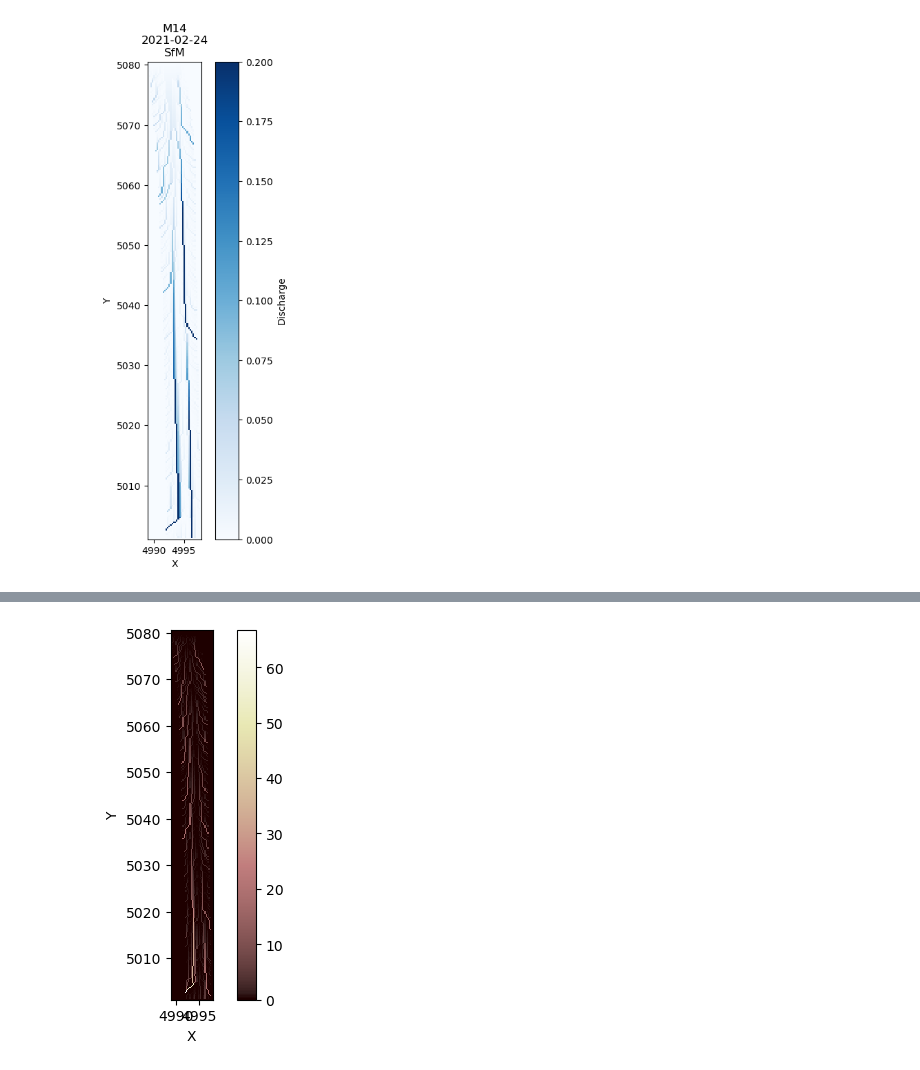
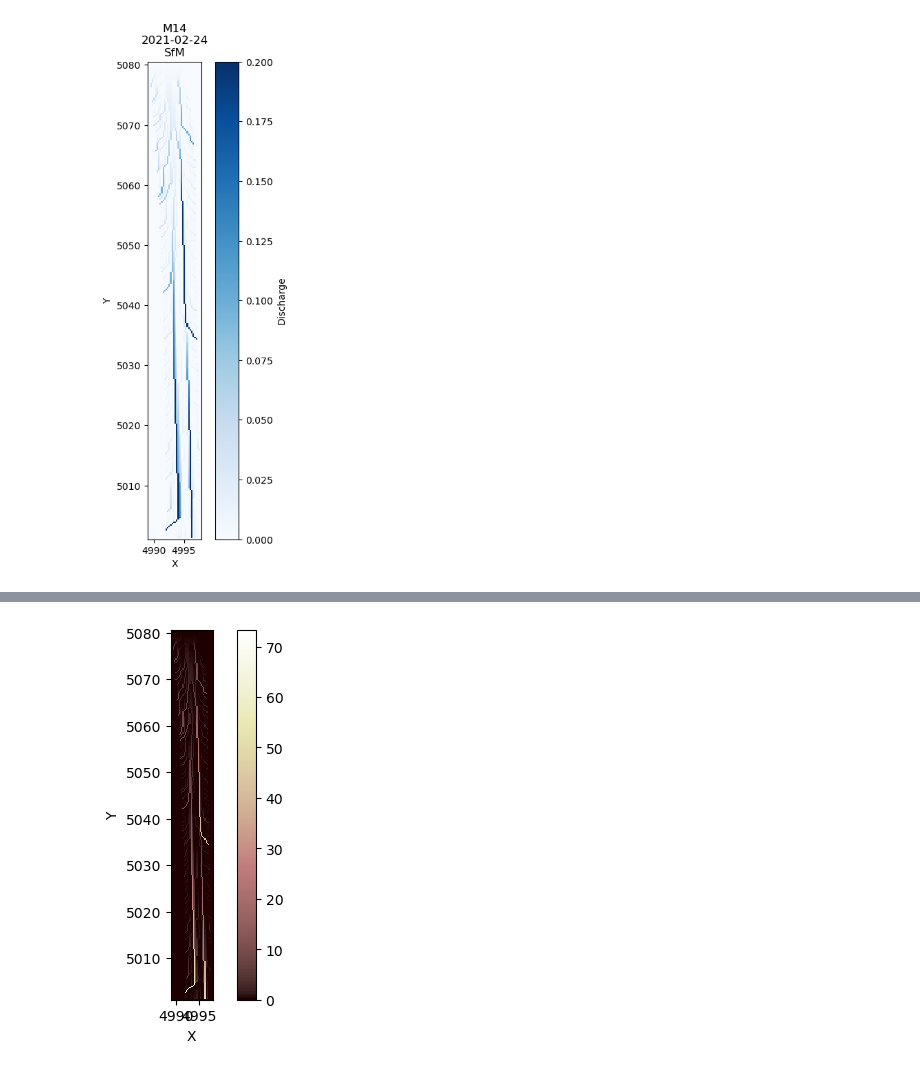
Before and after one commit to amanaster2/ll_micro, a Jupyter notebook: flowAccumulation.ipynb, the cells around one changed output, grey strips where cells are left out. Drawn from its saved outputs; the diff is of its cells as text; code cells hidden in the pictures.

```diff
--- a/flowAccumulation.ipynb
+++ b/flowAccumulation.ipynb
@@ -197,5 +177,5 @@ array([  6.25000000e-02,   1.00000000e+00,   1.87500000e-01,
 # %%
-mg_m14_20201203_lidar.imshow(mg_m14_20201203_lidar.at_node['drainage_area'])
+mg_m14_20201203_sfm.imshow(mg_m14_20210224_sfm.at_node['drainage_area'])
 # %% [output]
-[figure, old version]
+[figure, new version]
 # %%
```
Also changed, not shown: parts of 9 cells of this notebook, 1 other file.
